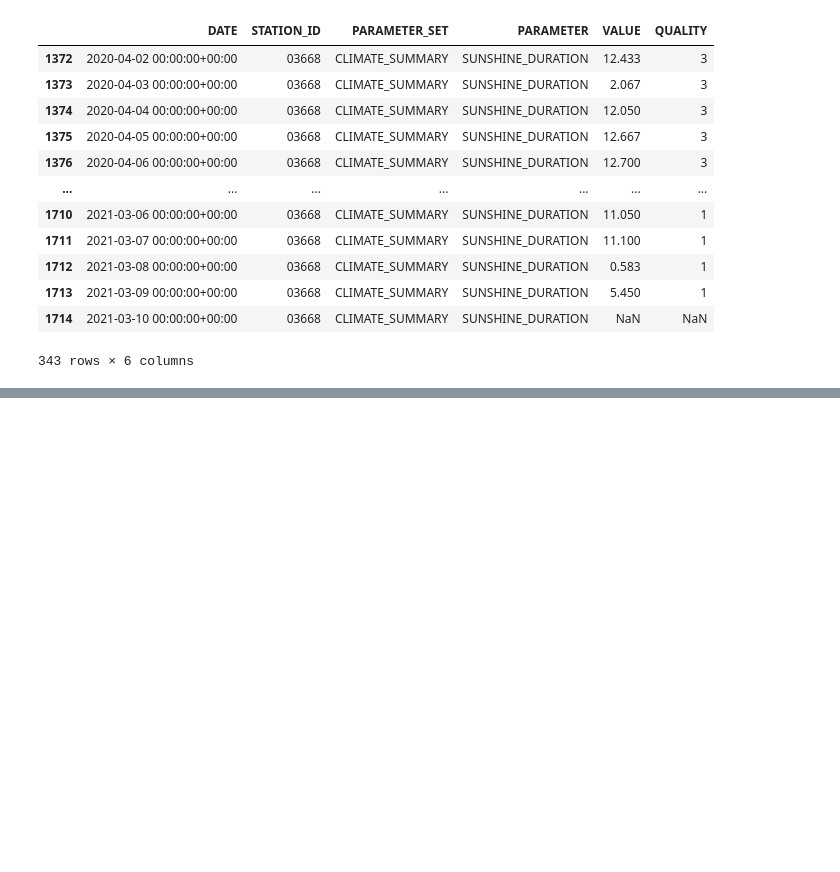
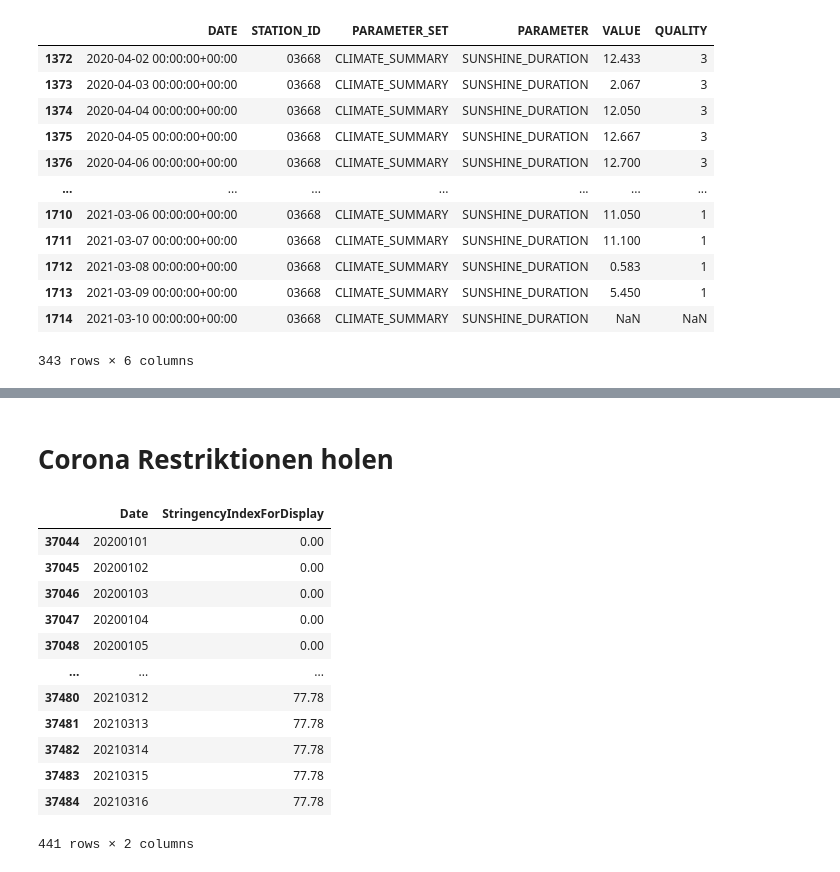
Before and after one commit to jokus-pokus/Gesundheitsamt, a Jupyter notebook: DatenSammlung.ipynb, the cells around one changed output, grey strips where cells are left out. Cells and saved outputs as stored; diff of their text form; code cells hidden in the pictures; blank space fills up the shorter version.

```diff
--- a/DatenSammlung.ipynb
+++ b/DatenSammlung.ipynb
@@ -186,0 +203,23 @@ values
+# %% [markdown]
+# Corona Restriktionen holen
+# %%
+dfCoronaRestr = pd.read_csv('https://raw.githubusercontent.com/OxCGRT/covid-policy-tracker/master/data/OxCGRT_latest.csv')
+# %%
+dfCoronaRestr = dfCoronaRestr[dfCoronaRestr.CountryName == 'Germany']
+stringency = dfCoronaRestr[['Date','StringencyIndexForDisplay']]
+# %%
+stringency
+# %% [output]
+|  | Date | StringencyIndexForDisplay |
+| 37044 | 20200101 | 0.00 |
+| 37045 | 20200102 | 0.00 |
+| 37046 | 20200103 | 0.00 |
+| 37047 | 20200104 | 0.00 |
+| 37048 | 20200105 | 0.00 |
+| ... | ... | ... |
+| 37480 | 20210312 | 77.78 |
+| 37481 | 20210313 | 77.78 |
+| 37482 | 20210314 | 77.78 |
+| 37483 | 20210315 | 77.78 |
+| 37484 | 20210316 | 77.78 |
+441 rows × 2 columns
```
Also changed, not shown: parts of 6 cells of this notebook, 3 other files.
